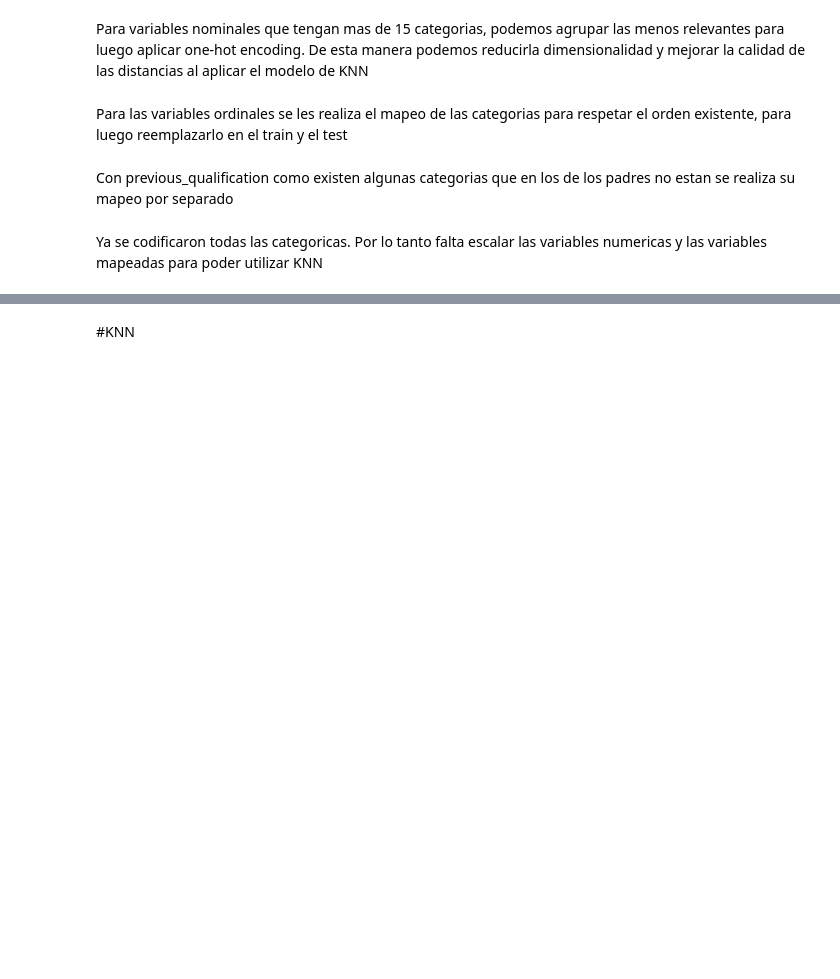
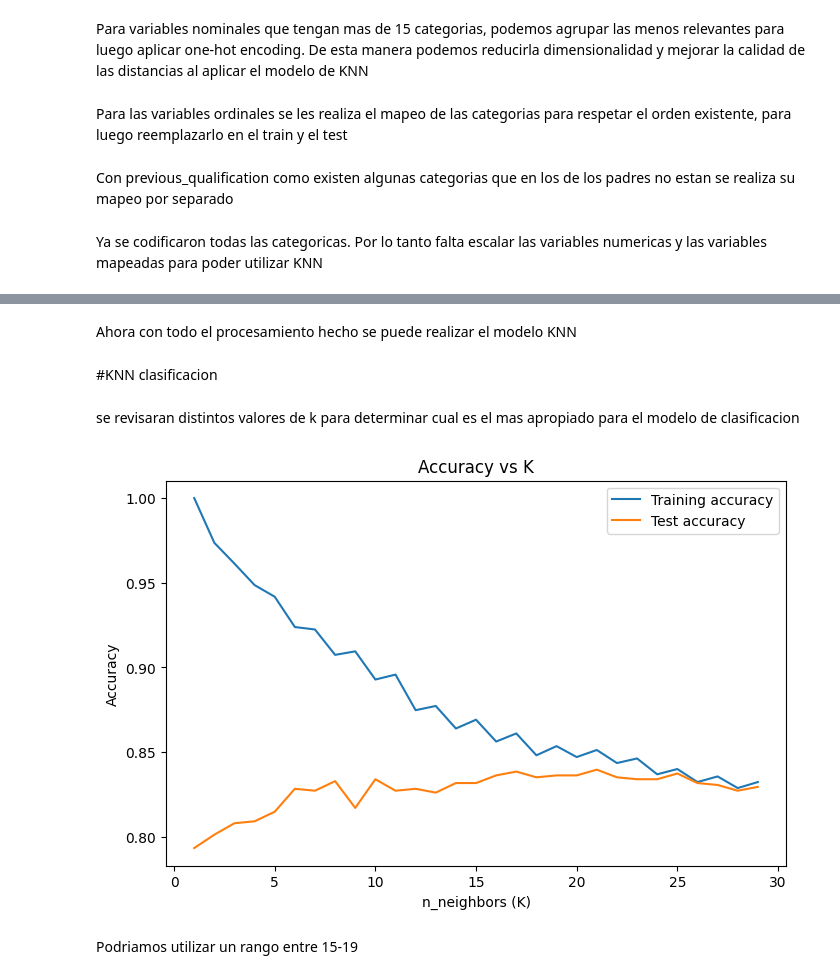
Before and after one commit to Hypotermya/ML_Mini_Proyecto_1, a Jupyter notebook: _sources/notebooks.ipynb, the cells around one changed output, grey strips where cells are left out. Drawn from its saved outputs; the diff is of its cells as text; code cells hidden in the pictures; blank space fills up the shorter version.

```diff
--- a/_sources/notebooks.ipynb
+++ b/_sources/notebooks.ipynb
@@ -492,5 +520,5 @@ map_educacion = {
     6: 9,
 }
 # %%
-X_train_OH['Previous qualification']=X_train_OH['Previous qualification'].map(map_educacion)
-X_test_OH['Previous qualification']=X_test_OH['Previous qualification'].map(map_educacion)
+X_train_clas['Previous qualification']=X_train_clas['Previous qualification'].map(map_educacion)
+X_test_clas['Previous qualification']=X_test_clas['Previous qualification'].map(map_educacion)
@@ -501,5 +532,5 @@ Numericas=['Application order','Previous qualification','Previous qualification
 'Curricular units 2nd sem (approved)','Curricular units 2nd sem (credited)','Curricular units 2nd sem (enrolled)','Curricular units 2nd sem (evaluations)','Curricular units 2nd sem (without evaluations)','Unemployment rate','Inflation rate','GDP']
 # %%
 scaler=MinMaxScaler()
-X_train_OH[Numericas] = scaler.fit_transform(X_train_OH[Numericas])
-X_test_OH[Numericas] = scaler.transform(X_test_OH[Numericas])
+X_train_clas[Numericas] = scaler.fit_transform(X_train_clas[Numericas])
+X_test_clas[Numericas] = scaler.transform(X_test_clas[Numericas])
@@ -508,2 +539,31 @@ Ahora con todas las variables preparadas podemos comenzar el modelo de KNN
+# %%
+smote=SMOTE(random_state=42)
+X_train_clas,y_train_clas=smote.fit_resample(X_train_clas, y_train_clas)
+# %% [markdown]
+Ahora con todo el procesamiento hecho se puede realizar el modelo KNN
 # %% [markdown]
-#KNN
+#KNN clasificacion
+# %% [markdown]
+se revisaran distintos valores de k para determinar cual es el mas apropiado para el modelo de clasificacion
+# %%
+neighbors_settings = range(1, 30)
+training_accuracy = []
+test_accuracy = []
+for n_neighbors in neighbors_settings:
+    clf = KNeighborsClassifier(n_neighbors=n_neighbors)
+    clf.fit(X_train_clas, y_train_clas)
+    training_accuracy.append(clf.score(X_train_clas, y_train_clas))
+    test_accuracy.append(clf.score(X_test_clas, y_test_clas))
+# %%
+plt.figure(figsize=(8,5))
+plt.plot(neighbors_settings, training_accuracy, label="Training accuracy")
+plt.plot(neighbors_settings, test_accuracy, label="Test accuracy")
+plt.xlabel("n_neighbors (K)")
+plt.ylabel("Accuracy")
+plt.legend()
+plt.title("Accuracy vs K")
+plt.show()
+# %% [output]
+[figure, added]
+# %% [markdown]
+Podriamos utilizar un rango entre 15-19
```
Also changed, not shown: parts of 37 cells of this notebook, 11 other files.
